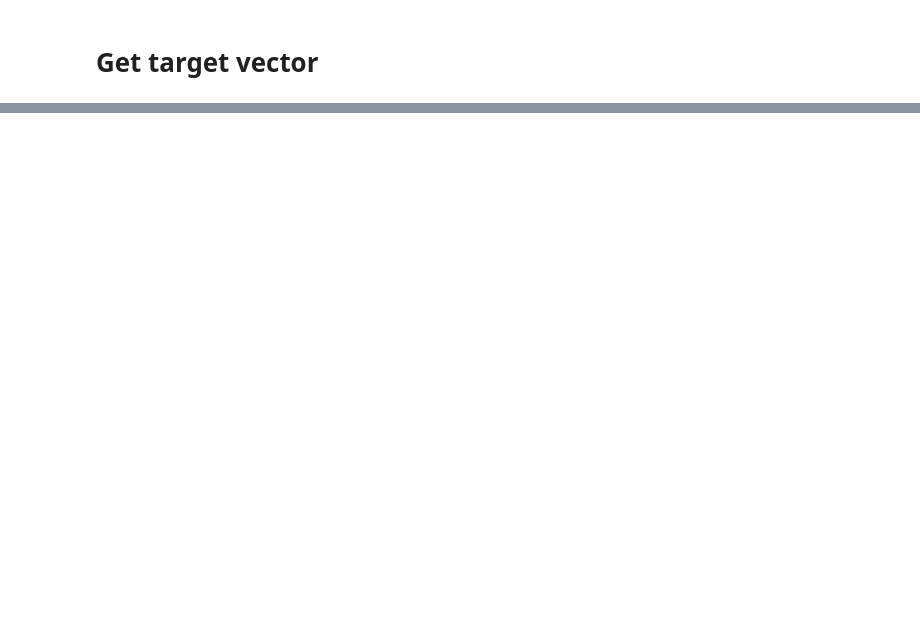
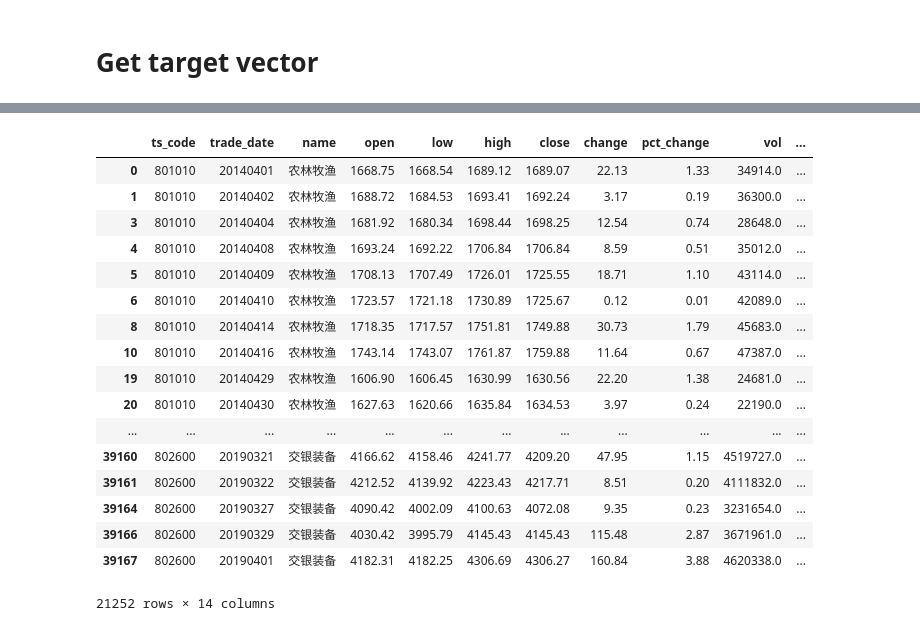
Before and after one commit to sharyxue/News-to-Predict-Stock-Movements, a Jupyter notebook: Code/Text/TextPreprocess.ipynb, the cells around one changed output, grey strips where cells are left out. Saved outputs shown, nothing was run; the diff lists cells and outputs as text; code cells hidden in the pictures; blank space fills up the shorter version.

```diff
--- a/Code/Text/TextPreprocess.ipynb
+++ b/Code/Text/TextPreprocess.ipynb
@@ -34 +75,22 @@ stock.head()
+# %%
+stock.loc[(stock['y']==1)]
+# %% [output]
+|  | ts_code | trade_date | name | open | low | high | close | change | pct_change | vol | ... |
+| 0 | 801010 | 20140401 | 农林牧渔 | 1668.75 | 1668.54 | 1689.12 | 1689.07 | 22.13 | 1.33 | 34914.0 | ... |
+| 1 | 801010 | 20140402 | 农林牧渔 | 1688.72 | 1684.53 | 1693.41 | 1692.24 | 3.17 | 0.19 | 36300.0 | ... |
+| 3 | 801010 | 20140404 | 农林牧渔 | 1681.92 | 1680.34 | 1698.44 | 1698.25 | 12.54 | 0.74 | 28648.0 | ... |
+| 4 | 801010 | 20140408 | 农林牧渔 | 1693.24 | 1692.22 | 1706.84 | 1706.84 | 8.59 | 0.51 | 35012.0 | ... |
+| 5 | 801010 | 20140409 | 农林牧渔 | 1708.13 | 1707.49 | 1726.01 | 1725.55 | 18.71 | 1.10 | 43114.0 | ... |
+| 6 | 801010 | 20140410 | 农林牧渔 | 1723.57 | 1721.18 | 1730.89 | 1725.67 | 0.12 | 0.01 | 42089.0 | ... |
+| 8 | 801010 | 20140414 | 农林牧渔 | 1718.35 | 1717.57 | 1751.81 | 1749.88 | 30.73 | 1.79 | 45683.0 | ... |
+| 10 | 801010 | 20140416 | 农林牧渔 | 1743.14 | 1743.07 | 1761.87 | 1759.88 | 11.64 | 0.67 | 47387.0 | ... |
+| 19 | 801010 | 20140429 | 农林牧渔 | 1606.90 | 1606.45 | 1630.99 | 1630.56 | 22.20 | 1.38 | 24681.0 | ... |
+| 20 | 801010 | 20140430 | 农林牧渔 | 1627.63 | 1620.66 | 1635.84 | 1634.53 | 3.97 | 0.24 | 22190.0 | ... |
+| ... | ... | ... | ... | ... | ... | ... | ... | ... | ... | ... | ... |
+| 39160 | 802600 | 20190321 | 交银装备 | 4166.62 | 4158.46 | 4241.77 | 4209.20 | 47.95 | 1.15 | 4519727.0 | ... |
+| 39161 | 802600 | 20190322 | 交银装备 | 4212.52 | 4139.92 | 4223.43 | 4217.71 | 8.51 | 0.20 | 4111832.0 | ... |
+| 39164 | 802600 | 20190327 | 交银装备 | 4090.42 | 4002.09 | 4100.63 | 4072.08 | 9.35 | 0.23 | 3231654.0 | ... |
+| 39166 | 802600 | 20190329 | 交银装备 | 4030.42 | 3995.79 | 4145.43 | 4145.43 | 115.48 | 2.87 | 3671961.0 | ... |
+| 39167 | 802600 | 20190401 | 交银装备 | 4182.31 | 4182.25 | 4306.69 | 4306.27 | 160.84 | 3.88 | 4620338.0 | ... |
+21252 rows × 14 columns
 # %%
```
Also changed, not shown: parts of 5 cells of this notebook.
